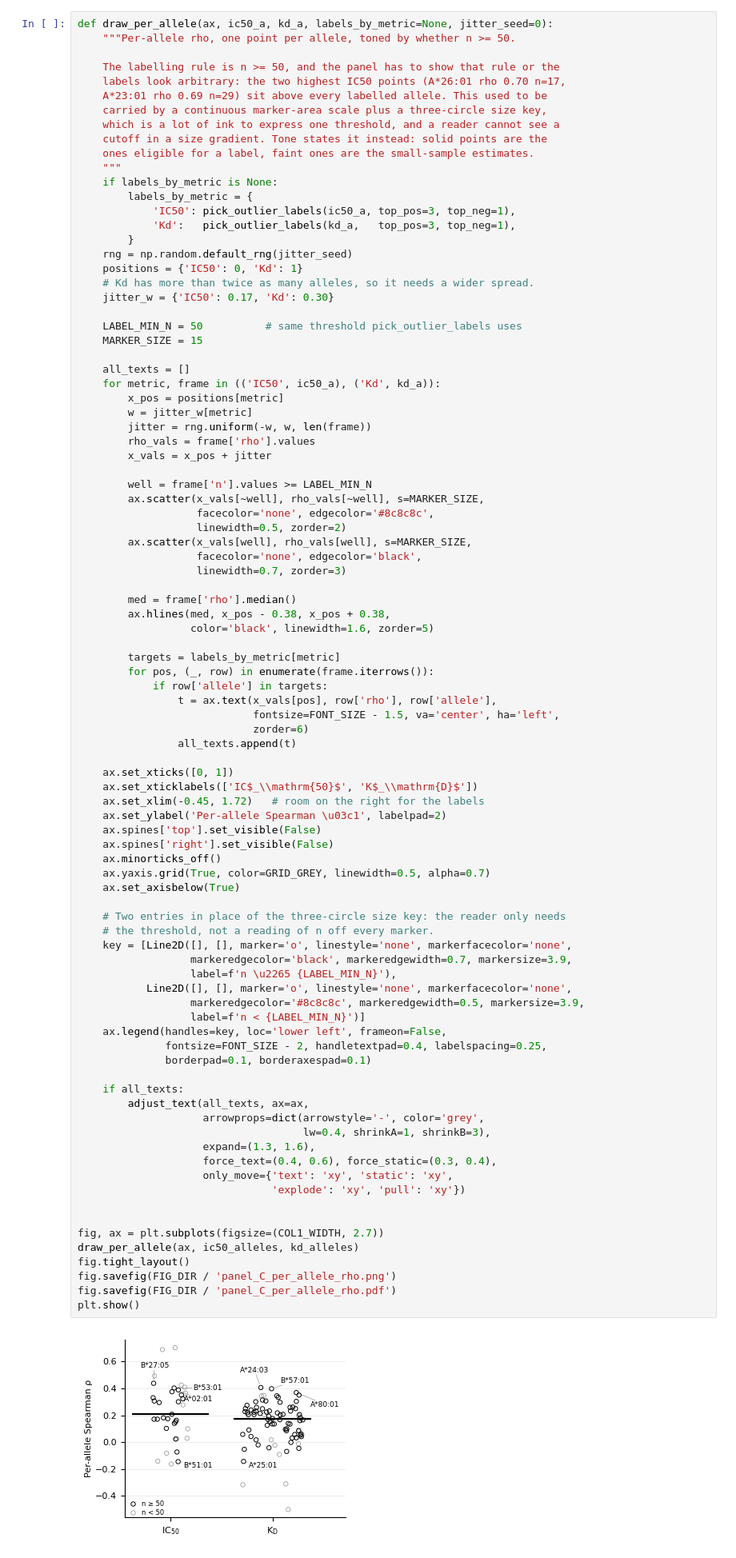
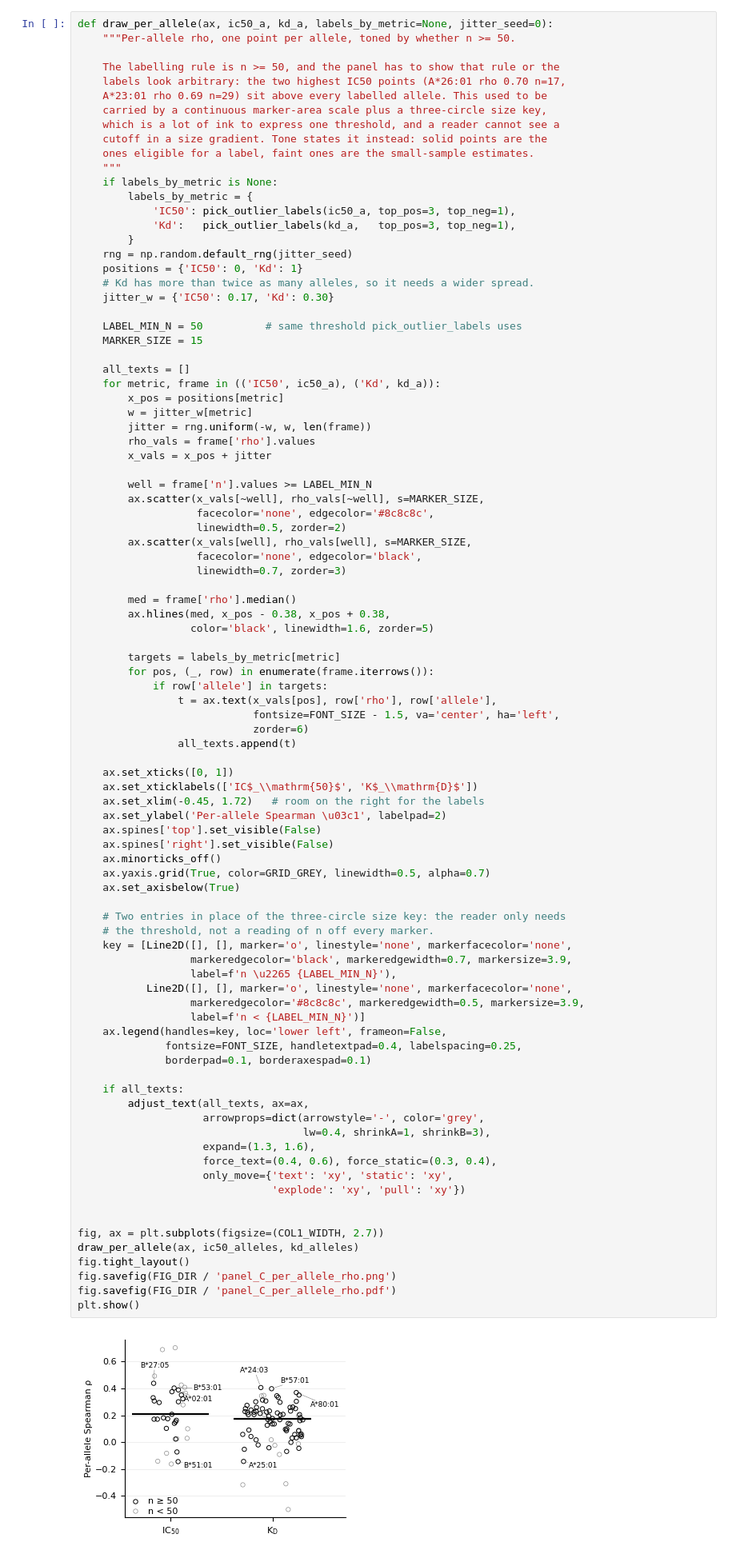
Before and after one commit to kunikohunter/PepBind3D, a Jupyter notebook: 06_figure3_panels.ipynb, the cells around one changed output. Shown at 80% size. Drawn from its saved outputs; the diff is of its cells as text.

Commit message:
Match the panel C legend size

```diff
--- a/06_figure3_panels.ipynb
+++ b/06_figure3_panels.ipynb
@@ -432,35 +432,35 @@ def draw_per_allele(ax, ic50_a, kd_a, labels_by_metric=None, jitter_seed=0):
     ax.set_axisbelow(True)
 
     # Two entries in place of the three-circle size key: the reader only needs
     # the threshold, not a reading of n off every marker.
     key = [Line2D([], [], marker='o', linestyle='none', markerfacecolor='none',
                   markeredgecolor='black', markeredgewidth=0.7, markersize=3.9,
                   label=f'n \u2265 {LABEL_MIN_N}'),
            Line2D([], [], marker='o', linestyle='none', markerfacecolor='none',
                   markeredgecolor='#8c8c8c', markeredgewidth=0.5, markersize=3.9,
                   label=f'n < {LABEL_MIN_N}')]
     ax.legend(handles=key, loc='lower left', frameon=False,
-              fontsize=FONT_SIZE - 2, handletextpad=0.4, labelspacing=0.25,
+              fontsize=FONT_SIZE, handletextpad=0.4, labelspacing=0.25,
               borderpad=0.1, borderaxespad=0.1)
 
     if all_texts:
         adjust_text(all_texts, ax=ax,
                     arrowprops=dict(arrowstyle='-', color='grey',
                                     lw=0.4, shrinkA=1, shrinkB=3),
                     expand=(1.3, 1.6),
                     force_text=(0.4, 0.6), force_static=(0.3, 0.4),
                     only_move={'text': 'xy', 'static': 'xy',
                                'explode': 'xy', 'pull': 'xy'})
 
 
 fig, ax = plt.subplots(figsize=(COL1_WIDTH, 2.7))
 draw_per_allele(ax, ic50_alleles, kd_alleles)
 fig.tight_layout()
 fig.savefig(FIG_DIR / 'panel_C_per_allele_rho.png')
 fig.savefig(FIG_DIR / 'panel_C_per_allele_rho.pdf')
 plt.show()
 # %% [output]
-[figure, old version]
+[figure, new version]
 # %% [markdown]
 ## Combined figure
 
```
Also changed, not shown: parts of 1 cell of this notebook.
